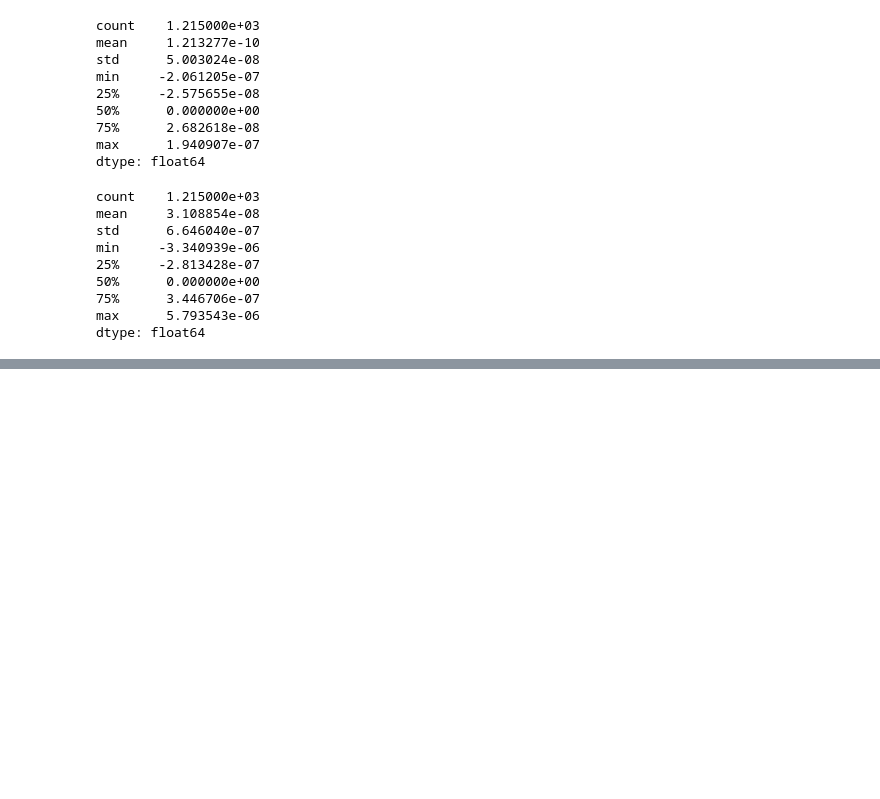
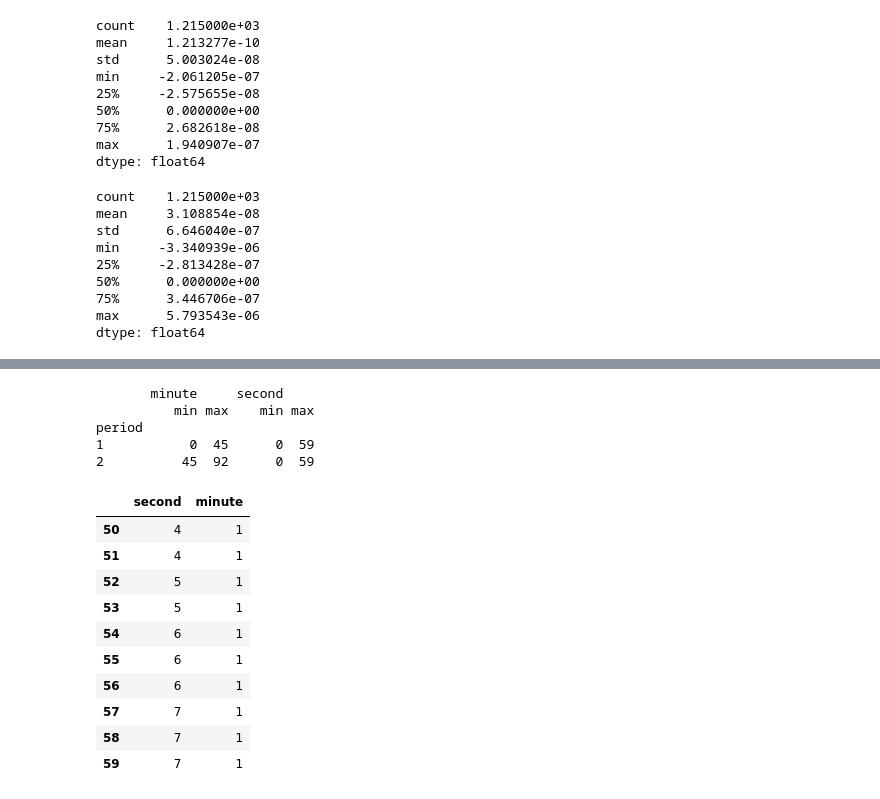
Before and after one commit to charalampisandreou/xPass-Project, a Jupyter notebook: notebooks/week3_etl_pipeline.ipynb, the cells around one changed output, grey strips where cells are left out. Saved outputs shown, nothing was run; the diff lists cells and outputs as text; code cells hidden in the pictures; blank space fills up the shorter version.

```diff
--- a/notebooks/week3_etl_pipeline.ipynb
+++ b/notebooks/week3_etl_pipeline.ipynb
@@ -378,0 +437,22 @@ df_pass.drop(columns = ['length_calc'], inplace=True)
+# %%
+print(df.groupby('period')[['minute', 'second']].agg(['min', 'max']))
+# %% [output]
+       minute     second
+          min max    min max
+period
+1           0  45      0  59
+2          45  92      0  59
+# %%
+df[['second', 'minute']].iloc[50:60]
+# %% [output]
+|  | second | minute |
+| 50 | 4 | 1 |
+| 51 | 4 | 1 |
+| 52 | 5 | 1 |
+| 53 | 5 | 1 |
+| 54 | 6 | 1 |
+| 55 | 6 | 1 |
+| 56 | 6 | 1 |
+| 57 | 7 | 1 |
+| 58 | 7 | 1 |
+| 59 | 7 | 1 |
```
Also changed, not shown: parts of 18 cells of this notebook.
